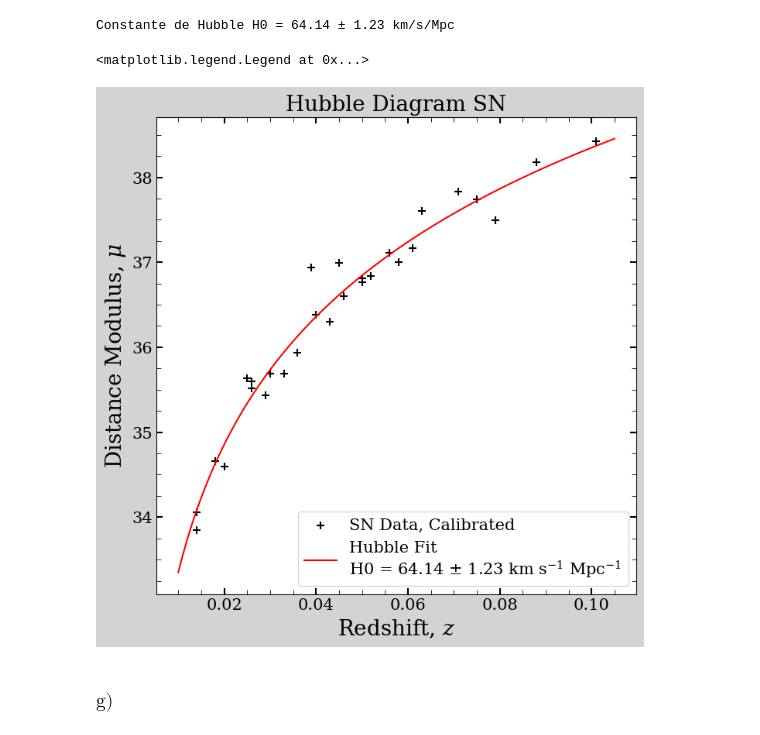
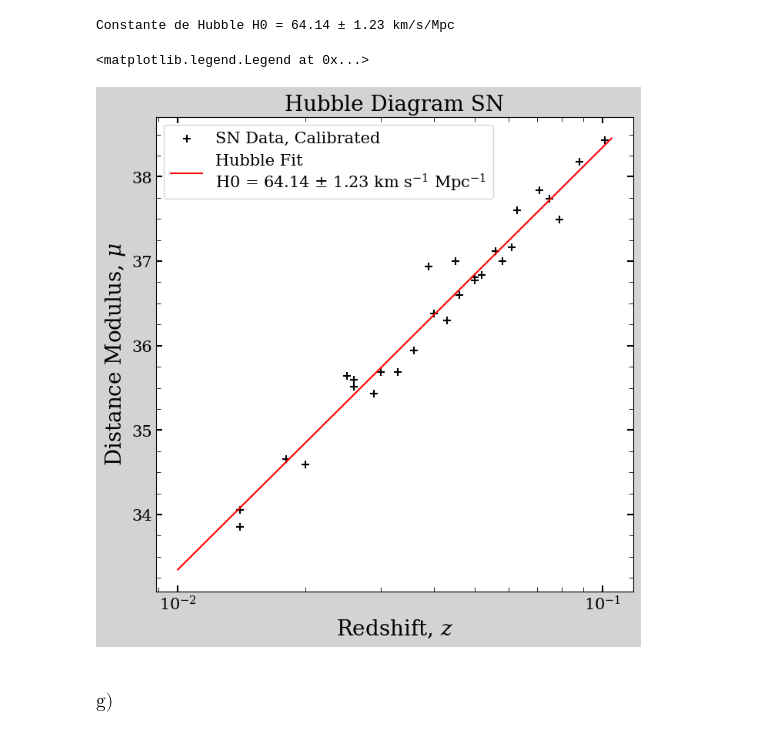
Before and after one commit to ojedarcelo/astrocodigos, a Jupyter notebook: AST0411 - Astrofísica Extragaláctica/Tareas/Tarea 1/tarea_1.ipynb, the cells around one changed output. Saved outputs shown, nothing was run; the diff lists cells and outputs as text; code cells hidden in the pictures.

```diff
--- a/AST0411 - Astrofísica Extragaláctica/Tareas/Tarea 1/tarea_1.ipynb
+++ b/AST0411 - Astrofísica Extragaláctica/Tareas/Tarea 1/tarea_1.ipynb
@@ -1328,29 +1335,31 @@ Constante de Hubble H0 = 64.14 ± 1.23 km/s/Mpc
 # %%
 fig, ax = plt.subplots(figsize=(8, 8))
 ax.scatter(supernovae_data_1['Z'], supernovae_data_1['MU_MAX_CALIBRATED'], s=45, color='black', label='SN Data, Calibrated', marker='+')
 ax.plot(np.linspace(0.01, 0.105, 100), modulus_redshift(np.linspace(0.01, 0.105, 100), H0), color='red',
         label='Hubble Fit\n'+r'H0 = {:.2f} ± {:.2f} '.format(H0, H0_err) + 'km s$^{-1}$ Mpc$^{-1}$')
 
 ax.set_ylabel(r'Distance Modulus, $\mu$', fontsize=20)
 ax.set_xlabel(r"Redshift, $z$", fontsize=20)
 ax.set_title(r'Hubble Diagram SN', fontsize=20)
 
 ax.xaxis.set_minor_locator(MultipleLocator(0.005))
 ax.yaxis.set_minor_locator(MultipleLocator(0.25))
 
+ax.set_xscale('log')
+
 ax.tick_params(axis='both', labelsize=15, direction='in', right=True, top=True,
                 length=6, width=1.5, grid_color='black', grid_alpha=1, grid_linestyle="-",
                 grid_linewidth=0.5)
 
 ax.tick_params(which='minor', length=4, color='black', direction='in', top=True, right=True,
                 grid_alpha=0.2, grid_linewidth=0.5, grid_linestyle="-",grid_color='r')
 
 
 ax.grid(False, which='both')
 ax.legend(fontsize=15, markerscale=1)
 # %% [output]
 <matplotlib.legend.Legend at 0x...>
-[figure, old version]
+[figure, new version]
 # %% [markdown]
 ### $\text{g)}$
 # %%
```
Also changed, not shown: parts of 4 cells of this notebook.
